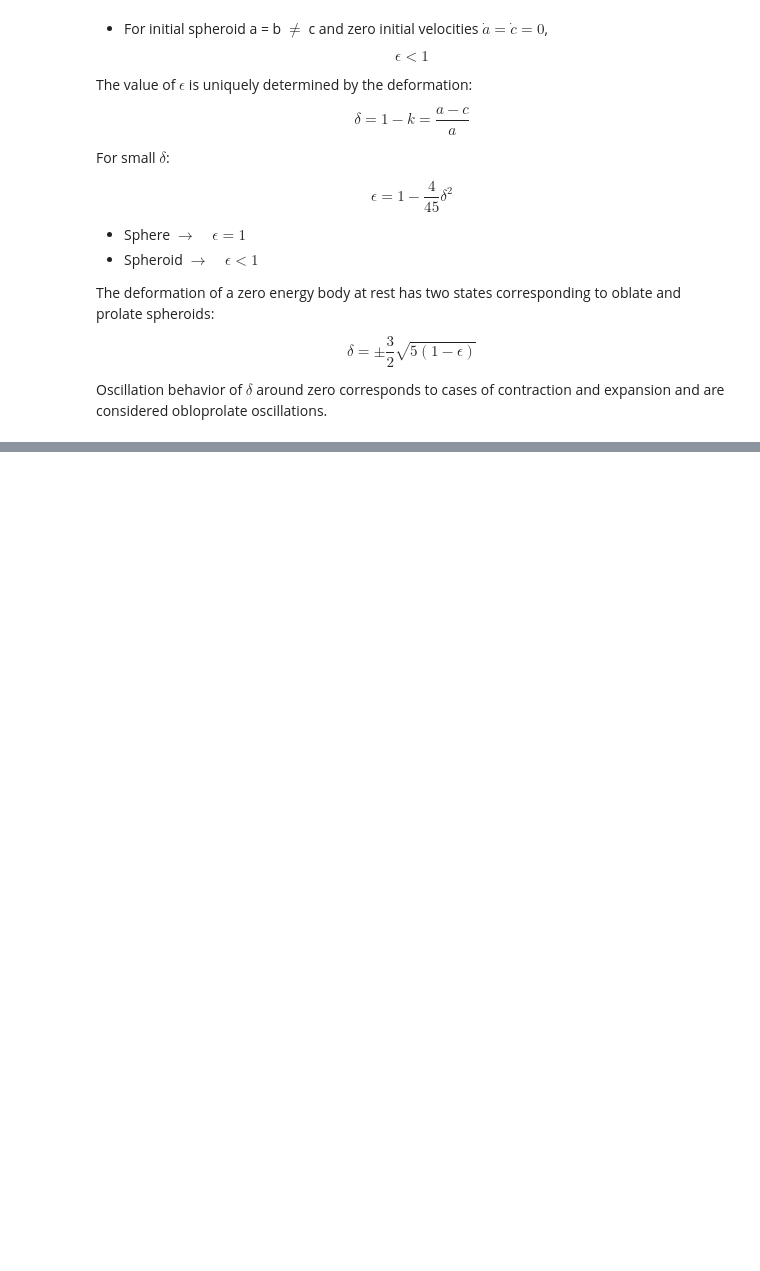
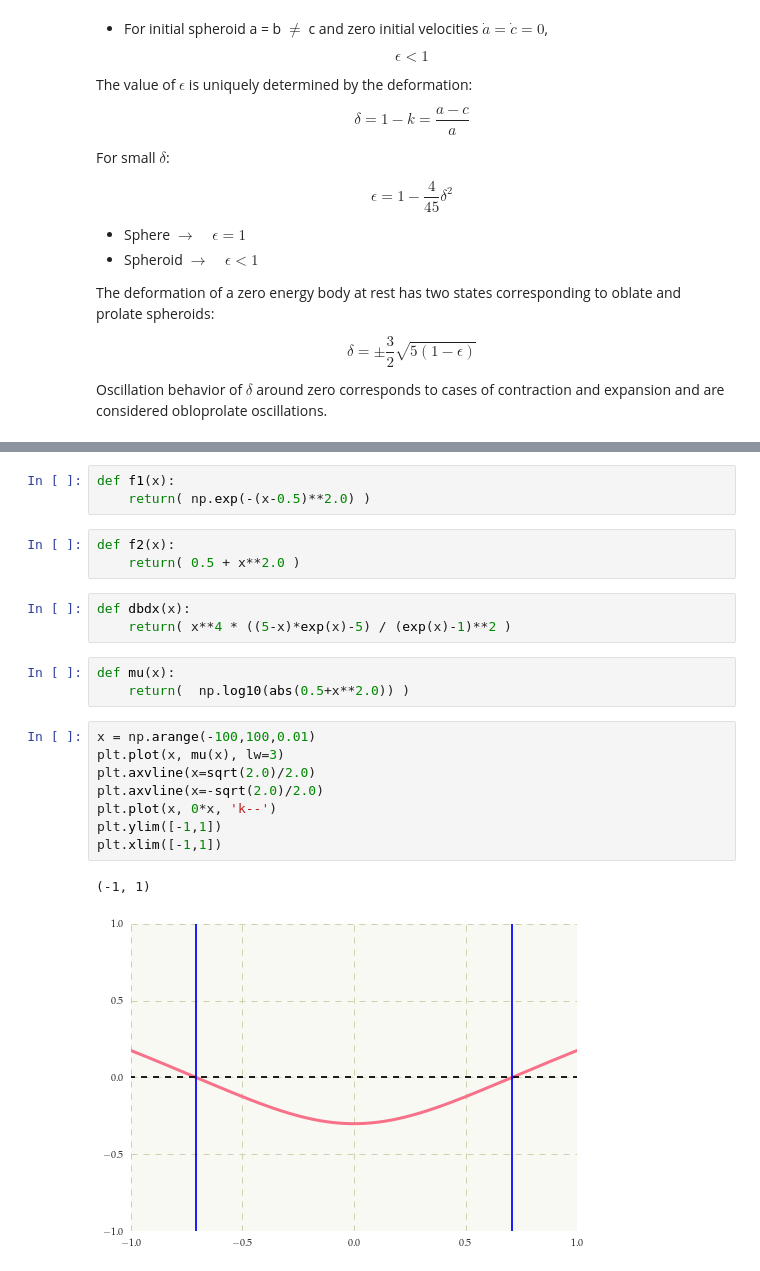
Before and after one commit to windju/dynamic_stabilization_nonspherical_bodies, a Jupyter notebook: mw_ams214_research.ipynb, the cells around one changed output, grey strips where cells are left out. Drawn from its saved outputs; the diff is of its cells as text; blank space fills up the shorter version.

```diff
--- a/mw_ams214_research.ipynb
+++ b/mw_ams214_research.ipynb
@@ -292,0 +350,23 @@ Oscillation behavior of $\delta$ around zero corresponds to cases of contraction
+# %%
+def f1(x):
+    return( np.exp(-(x-0.5)**2.0) )
+# %%
+def f2(x):
+    return( 0.5 + x**2.0 )
+# %%
+def dbdx(x):
+    return( x**4 * ((5-x)*exp(x)-5) / (exp(x)-1)**2 )
+# %%
+def mu(x):
+    return(  np.log10(abs(0.5+x**2.0)) )
+# %%
+x = np.arange(-100,100,0.01)
+plt.plot(x, mu(x), lw=3)
+plt.axvline(x=sqrt(2.0)/2.0)
+plt.axvline(x=-sqrt(2.0)/2.0)
+plt.plot(x, 0*x, 'k--')
+plt.ylim([-1,1])
+plt.xlim([-1,1])
+# %% [output]
+(-1, 1)
+[figure, added]
```
Also changed, not shown: parts of 9 cells of this notebook.
